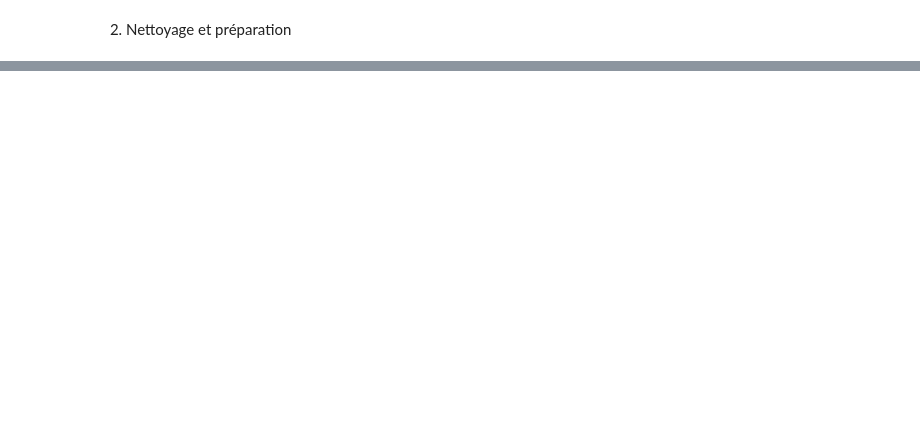
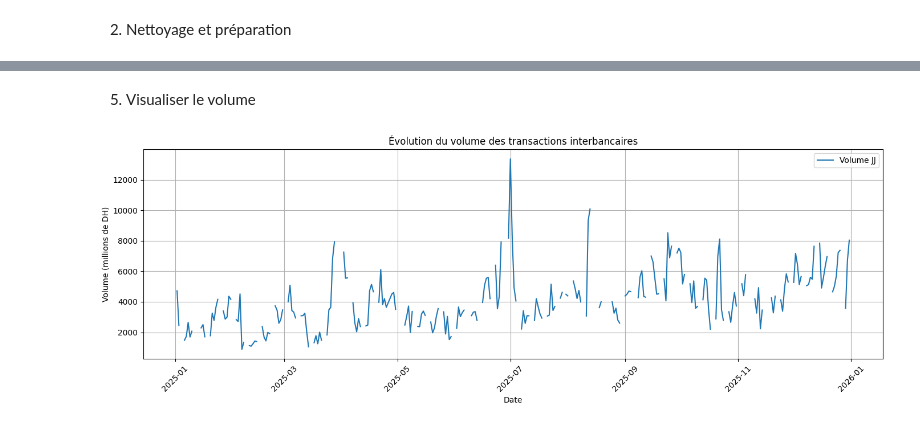
Before and after one commit to zaaiter-oumaima/CC-Partie-A-FIN-3-OUMAIMA-ZAAITER, a Jupyter notebook: Projet_Machine_Learning_29_Algorithmes_Oumaima_Zaaiter.ipynb, the cells around one changed output, grey strips where cells are left out. Saved outputs shown, nothing was run; the diff lists cells and outputs as text; code cells hidden in the pictures; blank space fills up the shorter version.

```diff
--- a/Projet_Machine_Learning_29_Algorithmes_Oumaima_Zaaiter.ipynb
+++ b/Projet_Machine_Learning_29_Algorithmes_Oumaima_Zaaiter.ipynb
@@ -1574,0 +1690,21 @@ display(data.head())
+# %% [markdown]
+5) Visualiser le volume
+# %%
+plt.figure(figsize=(14, 5))
+
+plt.plot(
+    data["Date"],
+    data["Volume JJ"],
+    label="Volume JJ"
+)
+
+plt.xlabel("Date")
+plt.ylabel("Volume (millions de DH)")
+plt.title("Évolution du volume des transactions interbancaires")
+plt.xticks(rotation=45)
+plt.grid(True)
+plt.legend()
+plt.tight_layout()
+plt.show()
+# %% [output]
+[figure, added]
```
Also changed, not shown: parts of 36 cells of this notebook.
